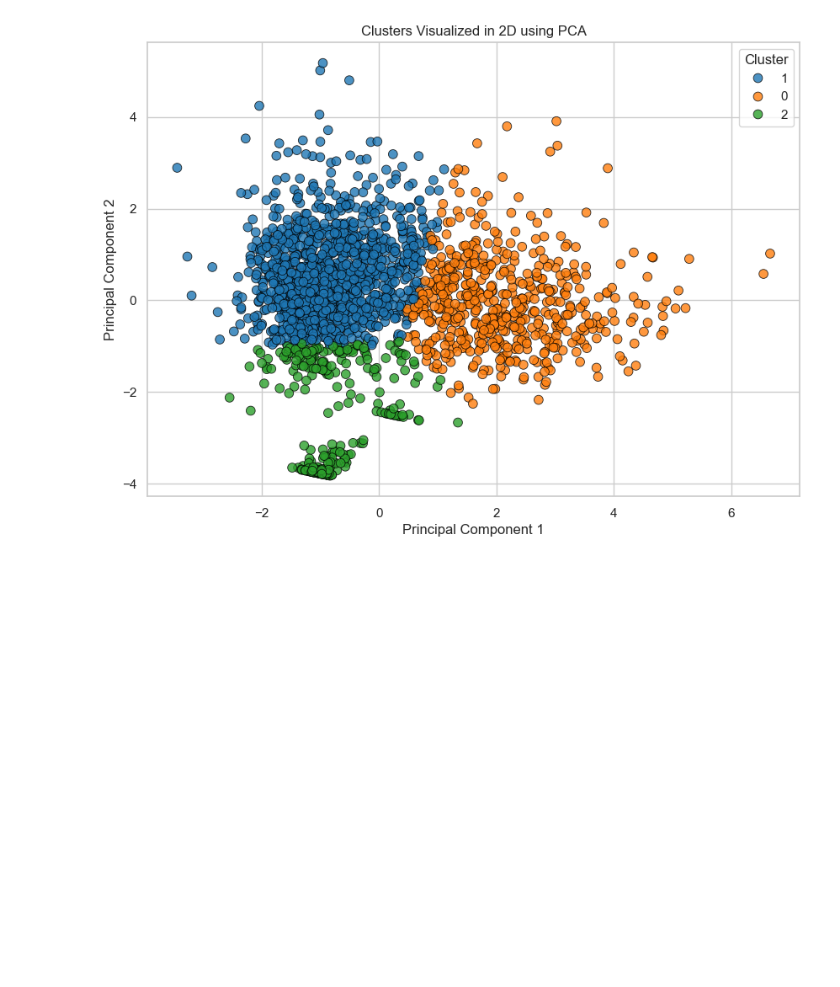
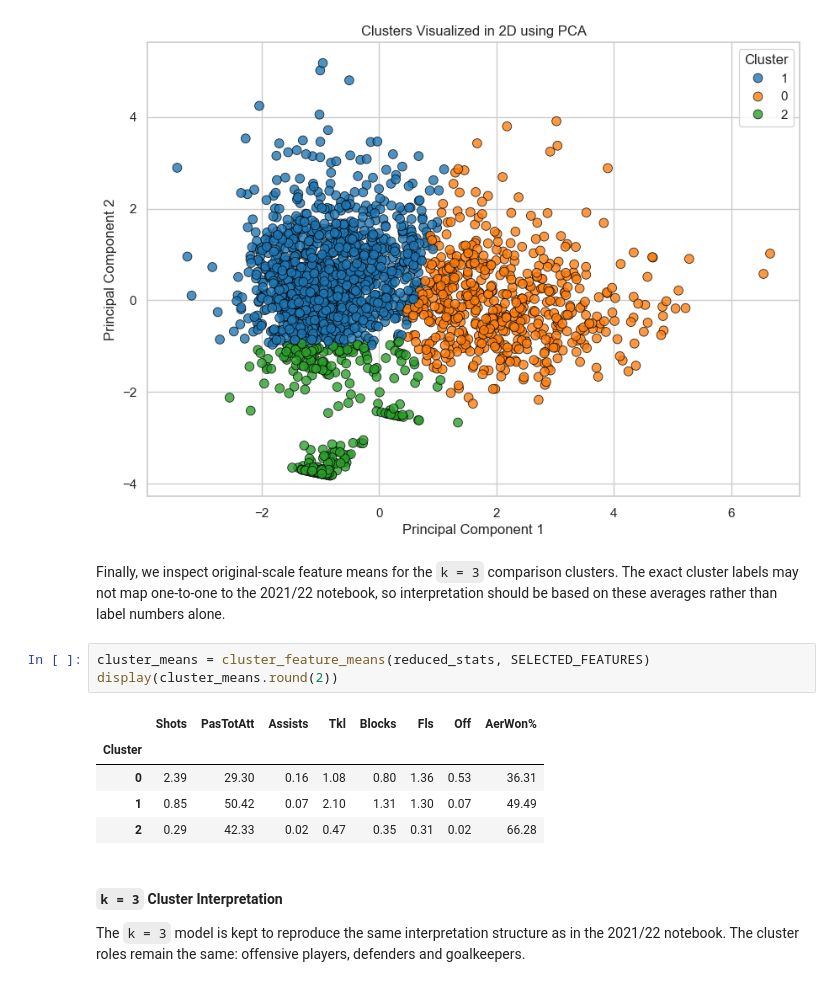
Before and after one commit to CzarekKuzmowicz/Clustering_Football_Players_RR_project, a Jupyter notebook: Season 22-23 (extraction).ipynb, the cells around one changed output. Drawn from its saved outputs; the diff is of its cells as text; blank space fills up the shorter version.

Commit message:
`k = 3` Cluster Interpretation added

```diff
--- a/Season 22-23 (extraction).ipynb
+++ b/Season 22-23 (extraction).ipynb
@@ -258,3 +258,17 @@ reduced_stats = add_pca_components(reduced_stats, stats_scaled)
 plot_pca_clusters(reduced_stats)
 # %% [output]
 [figure]
+# %% [markdown]
+Finally, we inspect original-scale feature means for the `k = 3` comparison clusters. The exact cluster labels may not map one-to-one to the 2021/22 notebook, so interpretation should be based on these averages rather than label numbers alone.
+# %%
+cluster_means = cluster_feature_means(reduced_stats, SELECTED_FEATURES)
+display(cluster_means.round(2))
+# %% [output]
+|  | Shots | PasTotAtt | Assists | Tkl | Blocks | Fls | Off | AerWon% |
+| Cluster |  |  |  |  |  |  |  |  |
+| 0 | 2.39 | 29.30 | 0.16 | 1.08 | 0.80 | 1.36 | 0.53 | 36.31 |
+| 1 | 0.85 | 50.42 | 0.07 | 2.10 | 1.31 | 1.30 | 0.07 | 49.49 |
+| 2 | 0.29 | 42.33 | 0.02 | 0.47 | 0.35 | 0.31 | 0.02 | 66.28 |
+# %% [markdown]
+#### `k = 3` Cluster Interpretation
+The `k = 3` model is kept to reproduce the same interpretation structure as in the 2021/22 notebook. The cluster roles remain the same: offensive players, defenders and goalkeepers.
```
